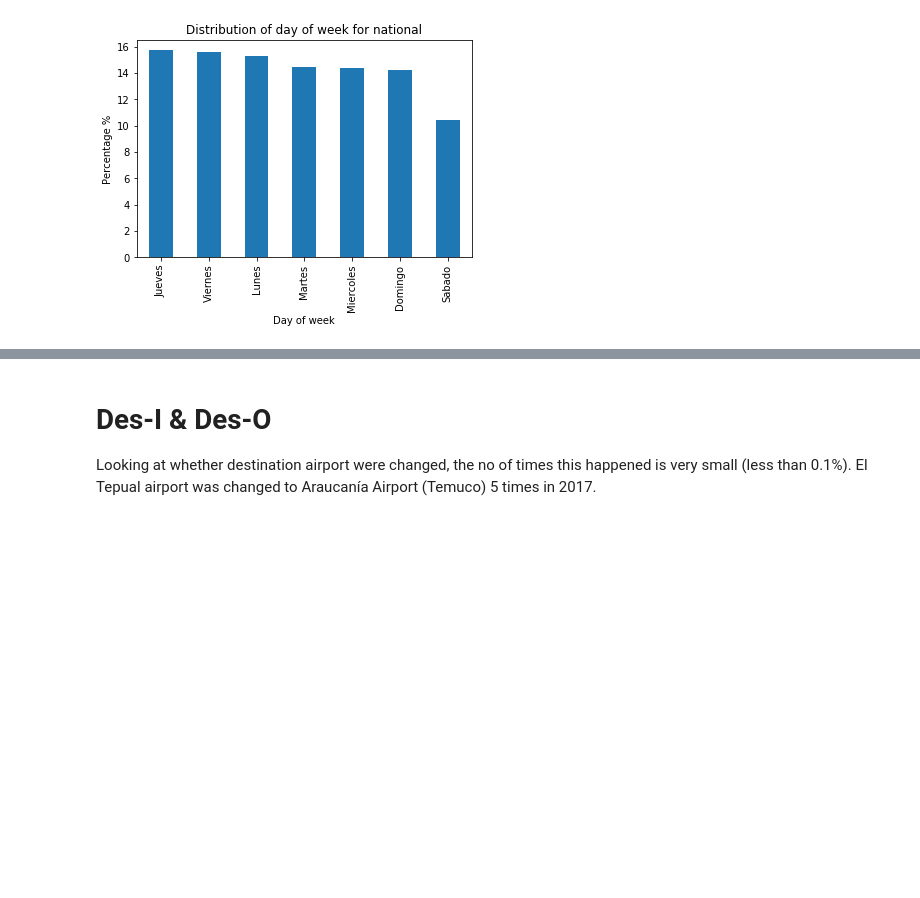
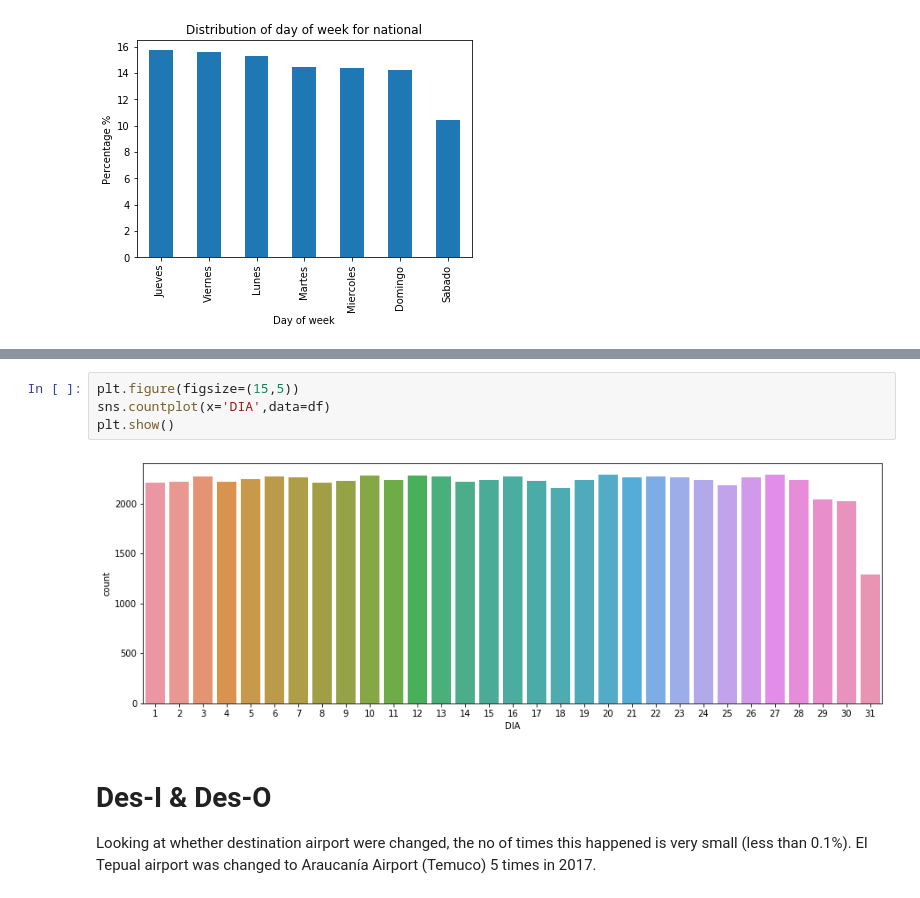
Before and after one commit to Geram4305/SCEL_flight_delay_prediction, a Jupyter notebook: solution.ipynb, the cells around one changed output, grey strips where cells are left out. Drawn from its saved outputs; the diff is of its cells as text; blank space fills up the shorter version.

```diff
--- a/solution.ipynb
+++ b/solution.ipynb
@@ -221,3 +225,9 @@ plt.show()
+# %%
+plt.figure(figsize=(15,5))
+sns.countplot(x='DIA',data=df)
+plt.show()
+# %% [output]
+[figure, added]
 # %% [markdown]
 # Des-I & Des-O
 Looking at whether destination airport were changed, the no of times this happened is very small (less than 0.1%). El Tepual airport was changed to Araucanía Airport (Temuco) 5 times in 2017.
```
Also changed, not shown: parts of 19 cells of this notebook, 3 other files.
